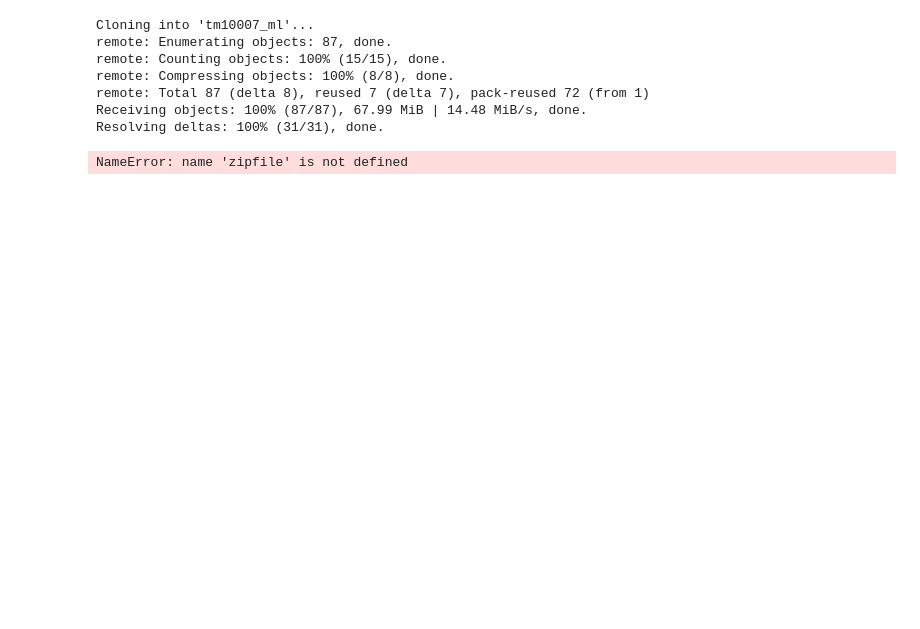
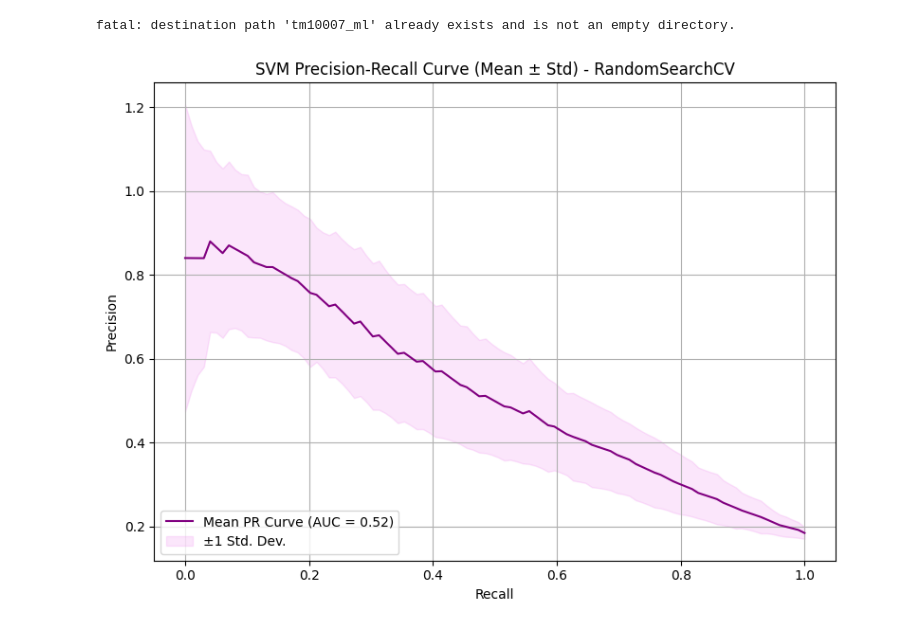
Before and after one commit to Ming842/TM10007_Machine_Learning_Group_4, a Jupyter notebook: SVM.ipynb, the cells around one changed output. Cells and saved outputs as stored; diff of their text form; code cells hidden in the pictures; blank space fills up the shorter version.

```diff
--- a/SVM.ipynb
+++ b/SVM.ipynb
@@ -82,7 +82,7 @@ for outer_rand in tqdm(outer, desc='Outer Loop'):
         # scoring=pr_auc_scorer,
         scoring=f1_scorer,
         cv=cv_inner,
-        n_iter=200,
+        n_iter=100,
         n_jobs=-1,
         random_state=7
     )
@@ -144,38 +144,32 @@ recall_list = pr_data["recall_list"]
 auc_list = pr_data["auc_list"]
 
 mean_recall = np.linspace(0, 1, 100)
 interp_precisions = []
 
 for precision, recall in zip(precision_list, recall_list):
     order = np.argsort(recall)
     recall_sorted = recall[order]
     precision_sorted = precision[order]
     interp = np.interp(mean_recall, recall_sorted, precision_sorted, left=1.0, right=0.0)
     interp_precisions.append(interp)
 
 mean_precision = np.mean(interp_precisions, axis=0)
 std_precision = np.std(interp_precisions, axis=0)
 
 plt.figure(figsize=(8, 6))
 plt.plot(mean_recall, mean_precision, label=f"Mean PR Curve (AUC = {np.mean(auc_list):.2f})", color='purple')
 plt.fill_between(mean_recall, mean_precision - std_precision, mean_precision + std_precision,
                  alpha=0.2, color='violet', label="±1 Std. Dev.")
 plt.xlabel("Recall")
 plt.ylabel("Precision")
 plt.title("SVM Precision-Recall Curve (Mean ± Std) - RandomSearchCV")
 plt.legend(loc="lower left")
 plt.grid()
 plt.tight_layout()
 
 plot_path = os.path.join(os.getcwd(), 'svm_pr_curve_randomsearch.png')
 plt.savefig(plot_path)
 plt.show()
 # %% [output]
-Cloning into 'tm10007_ml'...
-remote: Enumerating objects: 87, done.
-remote: Counting objects: 100% (15/15), done.
-remote: Compressing objects: 100% (8/8), done.
-remote: Total 87 (delta 8), reused 7 (delta 7), pack-reused 72 (from 1)
-Receiving objects: 100% (87/87), 67.99 MiB | 14.48 MiB/s, done.
-Resolving deltas: 100% (31/31), done.
+fatal: destination path 'tm10007_ml' already exists and is not an empty directory.
-NameError: name 'zipfile' is not defined
+[figure, added]
```
